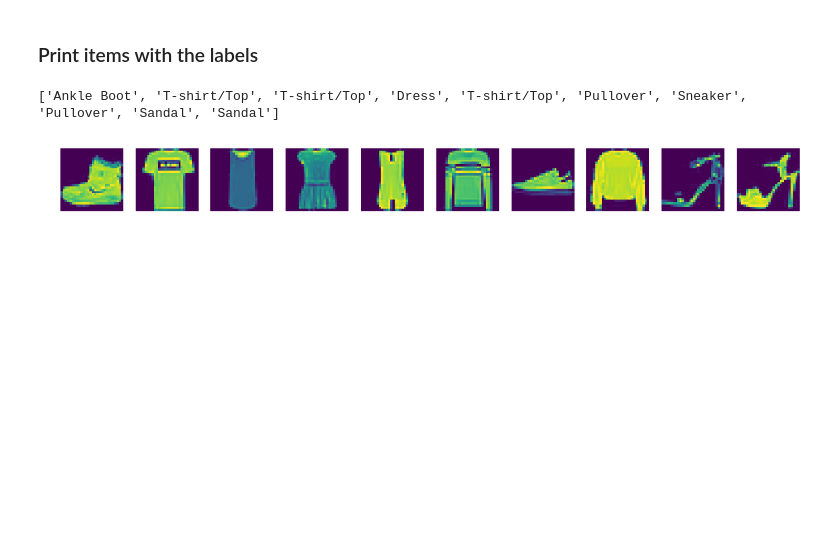
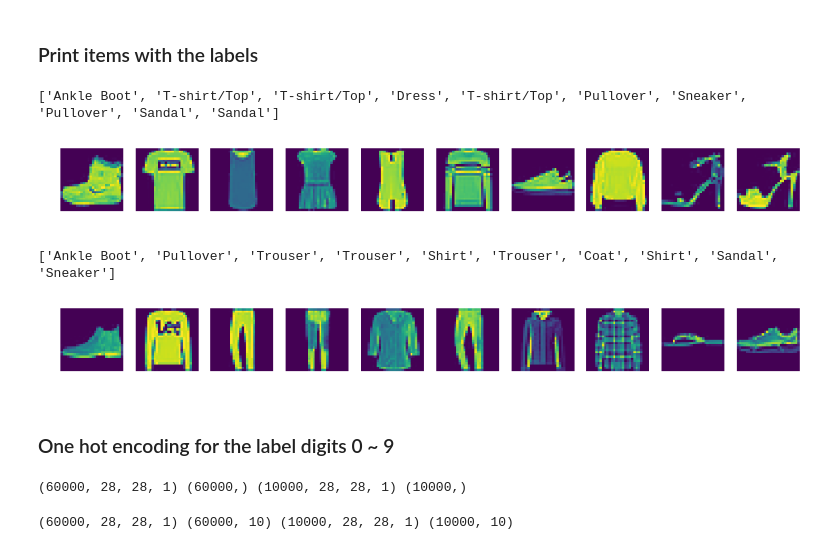
Before and after one commit to ace-racer/KE5206NN, a Jupyter notebook: classification/Fashion MNIST classification using Neural Networks.ipynb, the cells around one changed output. Cells and saved outputs as stored; diff of their text form; code cells hidden in the pictures; blank space fills up the shorter version.

```diff
--- a/classification/Fashion MNIST classification using Neural Networks.ipynb
+++ b/classification/Fashion MNIST classification using Neural Networks.ipynb
@@ -91,3 +91,22 @@ for i in range(slice):
 # %% [output]
 ['Ankle Boot', 'T-shirt/Top', 'T-shirt/Top', 'Dress', 'T-shirt/Top', 'Pullover', 'Sneaker', 'Pullover', 'Sandal', 'Sandal']
 [figure]
+# %%
+first_10_test_item_labels = [item_label_mapping[index] for index in Y_test[0:10]]
+print(first_10_test_item_labels)
+
+slice = 10
+plt.figure(figsize=(16,8))
+for i in range(slice):
+    plt.subplot(1, slice, i+1)
+    plt.imshow(X_test_orig[i], interpolation='nearest')
+    plt.axis('off')
+# %% [output]
+['Ankle Boot', 'Pullover', 'Trouser', 'Trouser', 'Shirt', 'Trouser', 'Coat', 'Shirt', 'Sandal', 'Sneaker']
+[figure, added]
+# %% [markdown]
+### One hot encoding for the label digits 0 ~ 9
+# %%
+print(X_train.shape, Y_train.shape, X_test.shape, Y_test.shape)
+# %% [output]
+(60000, 28, 28, 1) (60000,) (10000, 28, 28, 1) (10000,)
@@ -93,0 +118,4 @@ for i in range(slice):
+# %%
+print(X_train.shape, Y_train.shape, X_test.shape, Y_test.shape)
+# %% [output]
+(60000, 28, 28, 1) (60000, 10) (10000, 28, 28, 1) (10000, 10)
```
Also changed, not shown: parts of 17 cells of this notebook.
